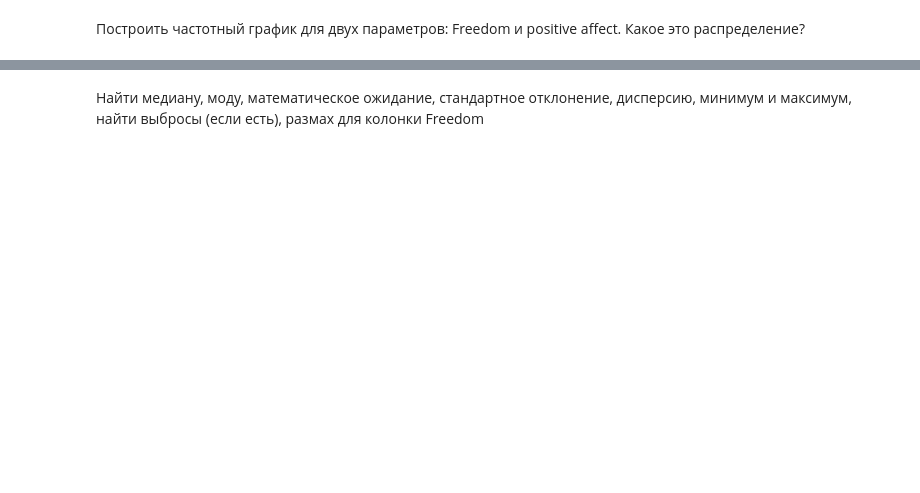
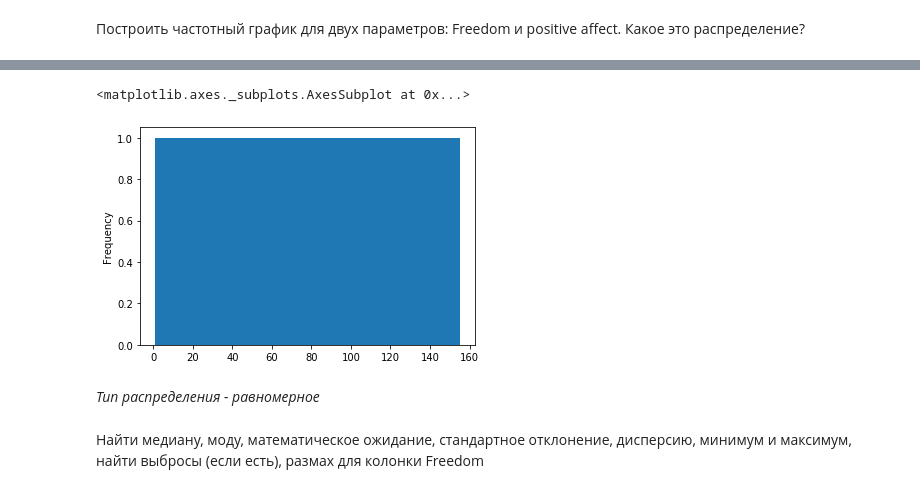
Before and after one commit to tadoran/netology_pyda, a Jupyter notebook: dz_1.ipynb, the cells around one changed output, grey strips where cells are left out. Drawn from its saved outputs; the diff is of its cells as text; code cells hidden in the pictures; blank space fills up the shorter version.

```diff
--- a/dz_1.ipynb
+++ b/dz_1.ipynb
@@ -40,2 +58,10 @@ The World Happiness Report is a landmark survey of the state of global happiness
+# %%
+social_support = df["Social support"]
+social_support.plot.hist(bins=len(df)-1)
+# %% [output]
+<matplotlib.axes._subplots.AxesSubplot at 0x...>
+[figure, added]
+# %% [markdown]
+*Тип распределения - равномерное*
 # %% [markdown]
 Найти медиану, моду, математическое ожидание, стандартное отклонение,  дисперсию, минимум и максимум, найти выбросы (если есть), размах для колонки Freedom
```
Also changed, not shown: parts of 30 cells of this notebook, 1 other file.
